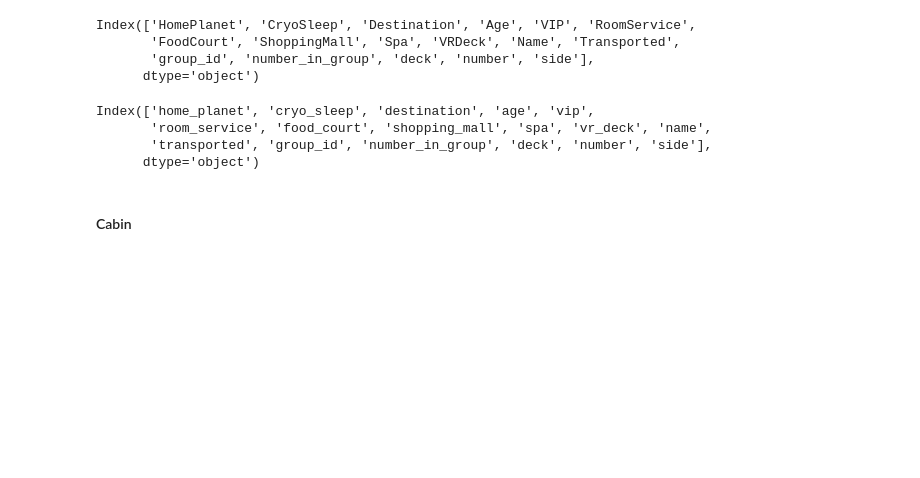
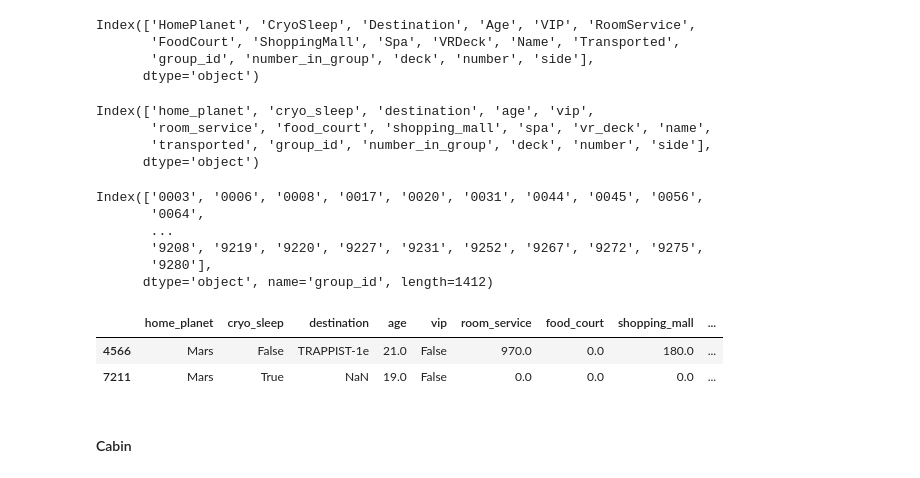
Before and after one commit to DaniilTsalik/Detecting_fraud, a Jupyter notebook: Untitled.ipynb, the cells around one changed output. Cells and saved outputs as stored; diff of their text form; code cells hidden in the pictures; blank space fills up the shorter version.

```diff
--- a/Untitled.ipynb
+++ b/Untitled.ipynb
@@ -138,6 +138,21 @@ Index(['home_planet', 'cryo_sleep', 'destination', 'age', 'vip',
        'room_service', 'food_court', 'shopping_mall', 'spa', 'vr_deck', 'name',
        'transported', 'group_id', 'number_in_group', 'deck', 'number', 'side'],
       dtype='object')
+# %%
+all_data.groupby(by=['group_id'])['group_id'].agg(['count']).query('count > 1').index
+# %% [output]
+Index(['0003', '0006', '0008', '0017', '0020', '0031', '0044', '0045', '0056',
+       '0064',
+       ...
+       '9208', '9219', '9220', '9227', '9231', '9252', '9267', '9272', '9275',
+       '9280'],
+      dtype='object', name='group_id', length=1412)
+# %%
+all_data.query('group_id == "0045"')
+# %% [output]
+|  | home_planet | cryo_sleep | destination | age | vip | room_service | food_court | shopping_mall | ... |
+| 4566 | Mars | False | TRAPPIST-1e | 21.0 | False | 970.0 | 0.0 | 180.0 | ... |
+| 7211 | Mars | True | NaN | 19.0 | False | 0.0 | 0.0 | 0.0 | ... |
 # %% [markdown]
 #### Cabin
 # %%
```
Also changed, not shown: parts of 19 cells of this notebook.
